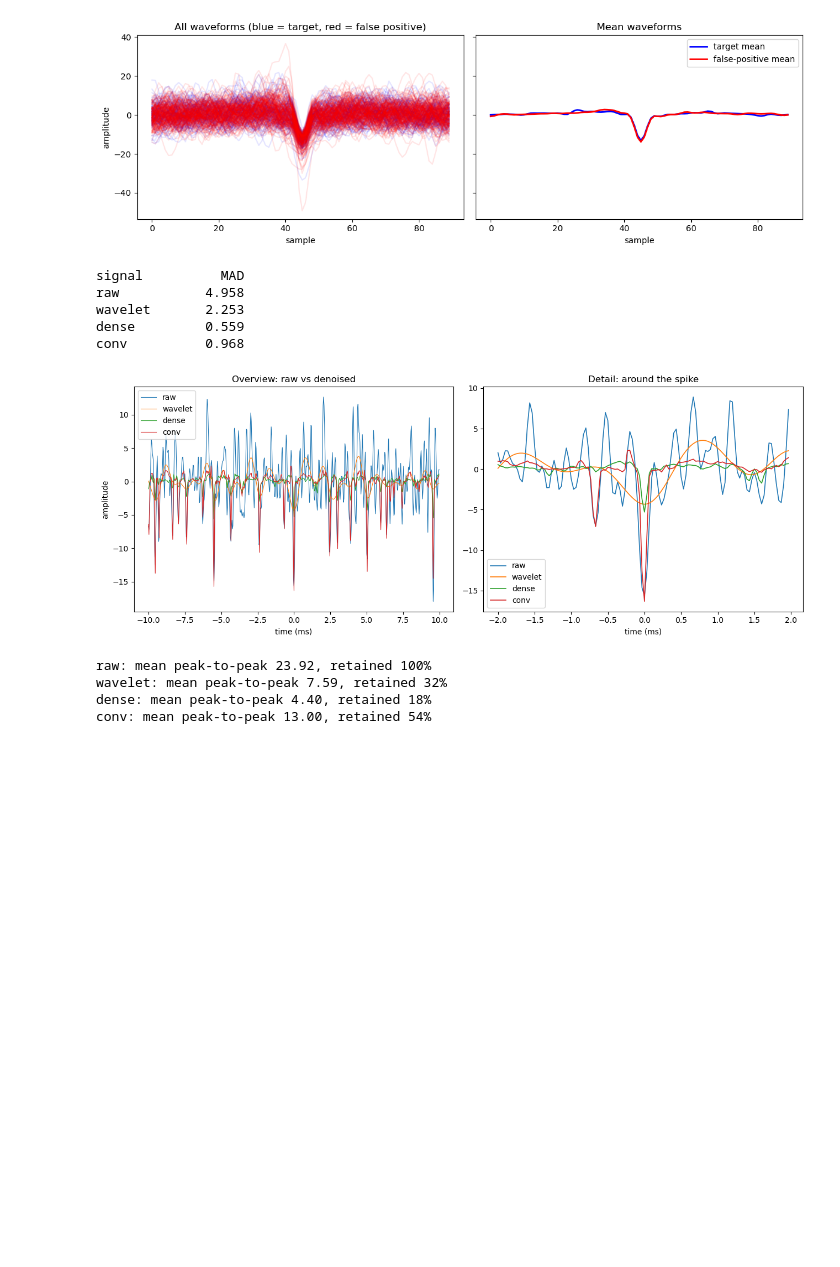
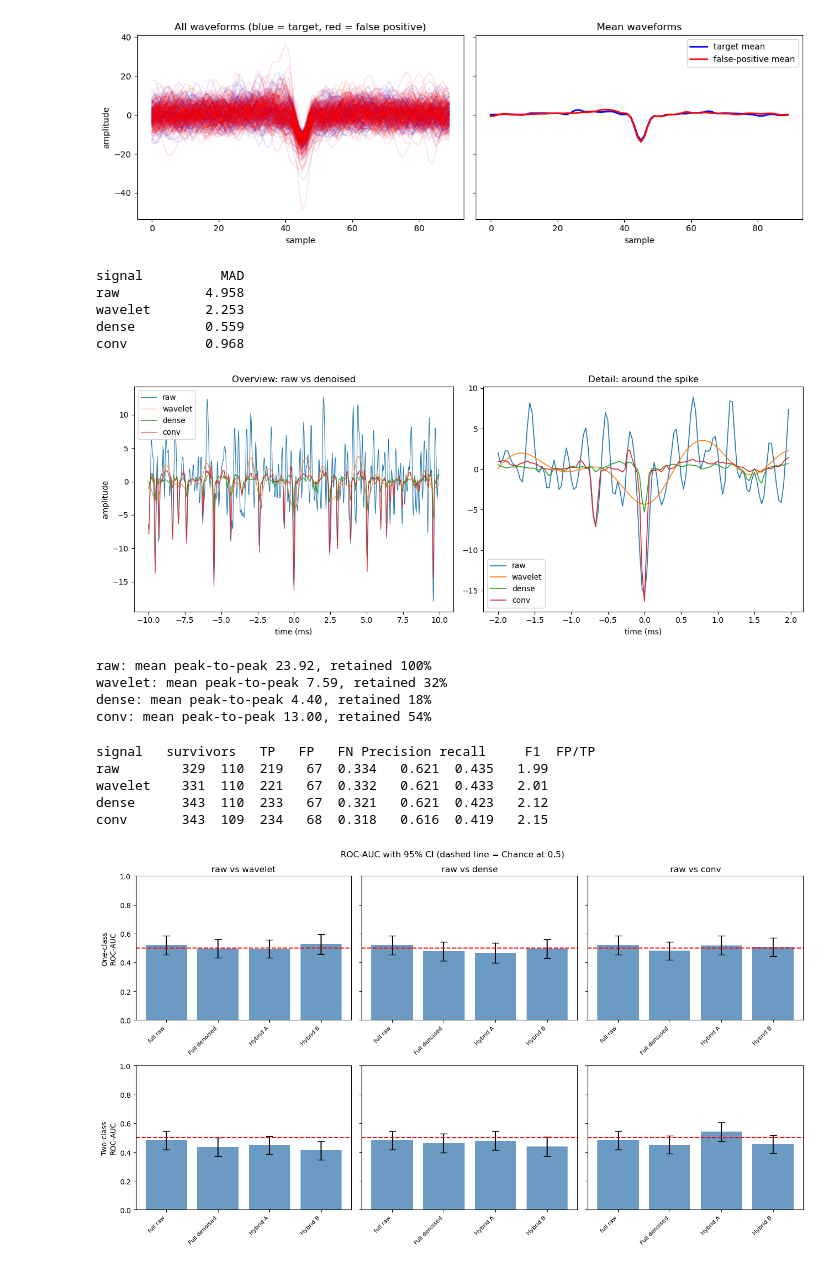
Before and after one commit to Razan-88/Decoding_Chronic_Pain, a Jupyter notebook: notebooks/clean_single_channel_pipeline.ipynb, the cells around one changed output. Drawn from its saved outputs; the diff is of its cells as text; code cells hidden in the pictures; blank space fills up the shorter version.

```diff
--- a/notebooks/clean_single_channel_pipeline.ipynb
+++ b/notebooks/clean_single_channel_pipeline.ipynb
@@ -1885,6 +1826,7 @@ def bootstrap_contrasts(classifier, signals, survivors_by_signal, is_target_by_s
               f"d={result['diff']:+.3f} 95% CI [{result['ci'][0]:+.3f},{result['ci'][1]:+.3f}]{flag}")
         print(f"({question})")
 # %%
-signals = {"raw": ch19, "conv": ch19_conv}
+signals = {"raw": ch19, "wavelet":ch19_wavelet, "dense":ch19_dense, "conv": ch19_conv}
 survivors_by_signal = tight_detections_by_signal
-is_target_by_signal = {"raw": is_target_raw, "conv": is_target_conv}
+
+is_target_by_signal = {"raw": is_target_raw, "wavelet": is_target_wavelet, "dense": is_target_dense, "conv": is_target_conv}
@@ -1918,0 +1833,6 @@ raw vs conv cutout (det=conv):roc_auc(conv)=0.482 ->roc_auc(raw)=0.519, d=+0.037
+# %%
+for classifier in ["oneclass", "twoclass"]:
+    for denoiser in ["wavelet", "dense", "conv"]:
+        for metric in ["roc_auc", "f1", "pr_ap"]:
+            bootstrap_contrasts(classifier, denoiser, signals, survivors_by_signal, is_target_by_signal, metric=metric)
+            print()
@@ -1956,7 +1894,7 @@ labels = is_target_raw # True = target, False = false positive
 target_waveforms = []
 fp_waveforms = []
 for survivor_time, is_target in zip(survivors, labels):
-    waveform = extract_aligned_waveform(survivor_time, ch19) cut the wavefom arounf the survivor
+    waveform = extract_aligned_waveform(survivor_time, ch19) # cut the wavefom around the survivor
     if waveform is not None:
         if is_target:
             target_waveforms.append(waveform #target group
@@ -2064,3 +2002,53 @@ raw: mean peak-to-peak 23.92, retained 100%
 wavelet: mean peak-to-peak 7.59, retained 32%
 dense: mean peak-to-peak 4.40, retained 18%
 conv: mean peak-to-peak 13.00, retained 54%
+# %%
+#full metrics for all four signals for detection after denoising
+print(f"{'signal':8s} {'survivors':>5s} {'TP':>4s} {'FP':>4s} {'FN':>4s} {'Precision':>6s} {'recall':>6s} {'F1':>6s} {'FP/TP':>6s}")
+for name in ["raw", "wavelet", "dense", "conv"]:
+    survivors = tight_detections_by_signal[name]
+    tp, fp, fn, precision, recall, f1, fptp = score_detections_counts(survivors, ground_truth_in_window, tolerance=0.002)
+    print(f"{name:8s} {len(survivors):>5d} {tp:>4d} {fp:>4d} {fn:>4d} {precision:>6.3f} {recall:>7.3f} {f1:>6.3f} {fptp:>6.2f}")
+# %% [output]
+signal   survivors   TP   FP   FN Precision recall     F1  FP/TP
+raw        329  110  219   67  0.334   0.621  0.435   1.99
+wavelet    331  110  221   67  0.332   0.621  0.433   2.01
+dense      343  110  233   67  0.321   0.621  0.423   2.12
+conv       343  109  234   68  0.318   0.616  0.419   2.15
+# %%
+#Generate bar plots similar to Troglio's one class
+denoisers = ["wavelet", "dense", "conv"]
+def get_roc_cis(run_helper, denoiser):
+    results = []
+    for label, survivors, is_target, cutout, detail in make_combinations(denoiser):
+        *_, arrays = run_helper(survivors, is_target, cutout)
+        labels, scores, preds = arrays
+        ci = bootstrap_confidence_interval(labels, scores, preds)
+        point, lo, hi = ci["roc_auc"]
+        results.append((label, point, lo, hi))
+    return results
+#make a 2 row figure so teh top raw is one class and bottom is two class
+fig, axes = plt.subplots(2, 3, figsize=(14, 8), sharey=True)
+for row, (classifier_name, run_helper) in enumerate([("One-class", run_oneclass_svm), ("Two-class", run_twoclass_svm)]):
+    for column, denoiser in enumerate(denoisers):
+        ax = axes[row, column]
+        results = get_roc_cis(run_helper, denoiser)
+        labels = [r[0] for r in results]
+        points = [r[1] for r in results]
+        los = [r[1]-r[2] for r in results]
+        his = [r[3]-r[1] for r in results]
+        x = np.arange(len(labels))
+        ax.bar(x, points, yerr=[los, his], capsize=5, color='steelblue', alpha=0.8)
+        ax.axhline(0.5, color='red', linestyle='--')
+        ax.set_xticks(x)
+        ax.set_xticklabels(labels, rotation=45, ha='right', fontsize=8)
+        ax.set_ylim(0, 1)
+        if row == 0:
+            ax.set_title(f"raw vs {denoiser}")
+        if column == 0:
+            ax.set_ylabel(f"{classifier_name}\nROC-AUC")
+plt.suptitle("ROC-AUC with 95% CI (dashed line = Chance at 0.5)")
+plt.tight_layout()
+plt.show()
+# %% [output]
+[figure, added]
```
Also changed, not shown: parts of 49 cells of this notebook.
